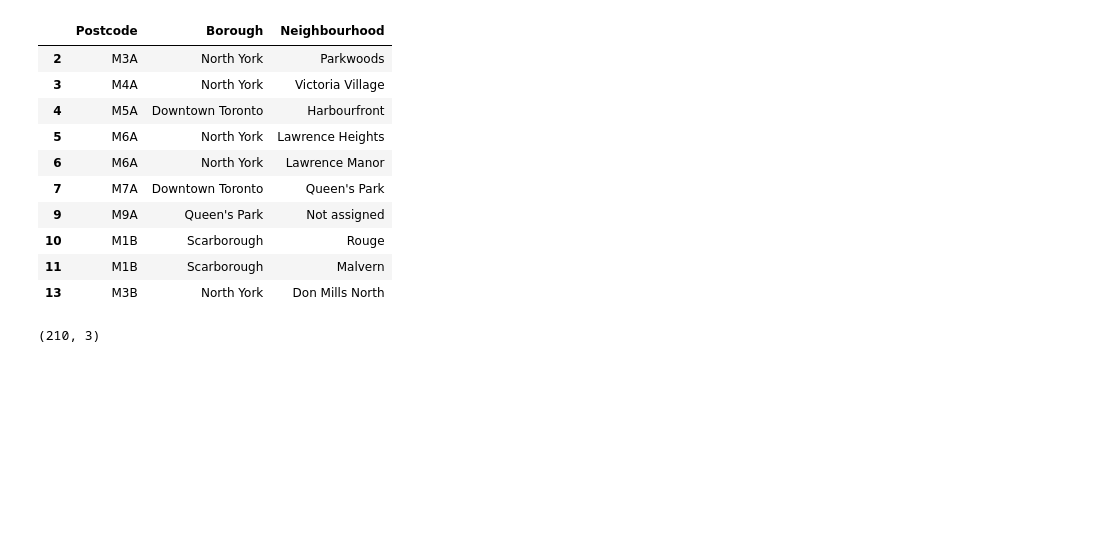
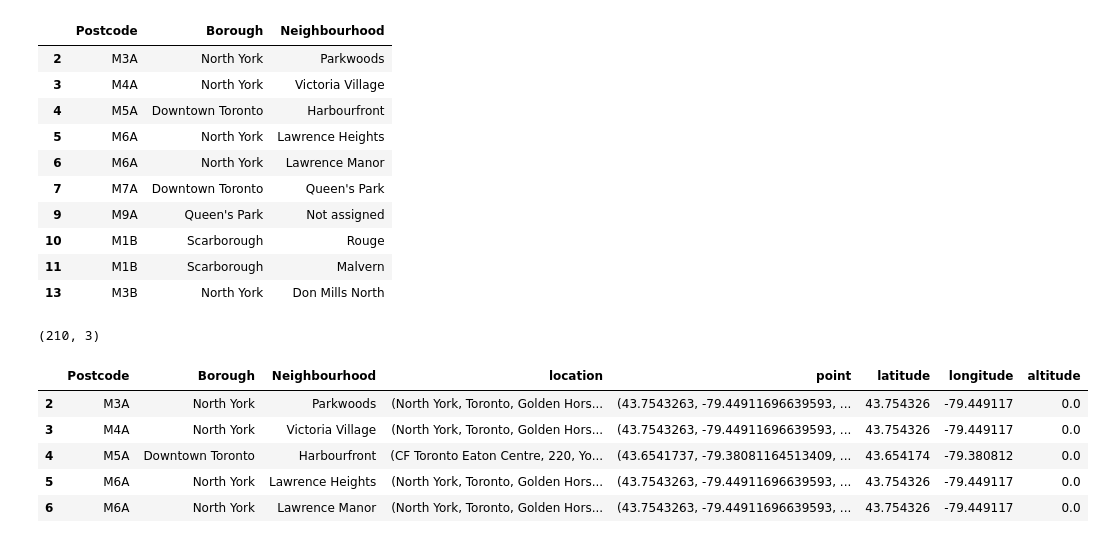
Before and after one commit to Anil175/Coursera_Capstone, a Jupyter notebook: SEGMENTING AND CLUSTERING NEIGHBORHOODS .ipynb, the cells around one changed output. Cells and saved outputs as stored; diff of their text form; code cells hidden in the pictures; blank space fills up the shorter version.

```diff
--- a/SEGMENTING AND CLUSTERING NEIGHBORHOODS .ipynb
+++ b/SEGMENTING AND CLUSTERING NEIGHBORHOODS .ipynb
@@ -62,0 +76,9 @@ df.shape
+# %%
+df.head()
+# %% [output]
+|  | Postcode | Borough | Neighbourhood | location | point | latitude | longitude | altitude |
+| 2 | M3A | North York | Parkwoods | (North York, Toronto, Golden Hors... | (43.7543263, -79.44911696639593, ... | 43.754326 | -79.449117 | 0.0 |
+| 3 | M4A | North York | Victoria Village | (North York, Toronto, Golden Hors... | (43.7543263, -79.44911696639593, ... | 43.754326 | -79.449117 | 0.0 |
+| 4 | M5A | Downtown Toronto | Harbourfront | (CF Toronto Eaton Centre, 220, Yo... | (43.6541737, -79.38081164513409, ... | 43.654174 | -79.380812 | 0.0 |
+| 5 | M6A | North York | Lawrence Heights | (North York, Toronto, Golden Hors... | (43.7543263, -79.44911696639593, ... | 43.754326 | -79.449117 | 0.0 |
+| 6 | M6A | North York | Lawrence Manor | (North York, Toronto, Golden Hors... | (43.7543263, -79.44911696639593, ... | 43.754326 | -79.449117 | 0.0 |
```
Also changed, not shown: parts of 4 cells of this notebook.
